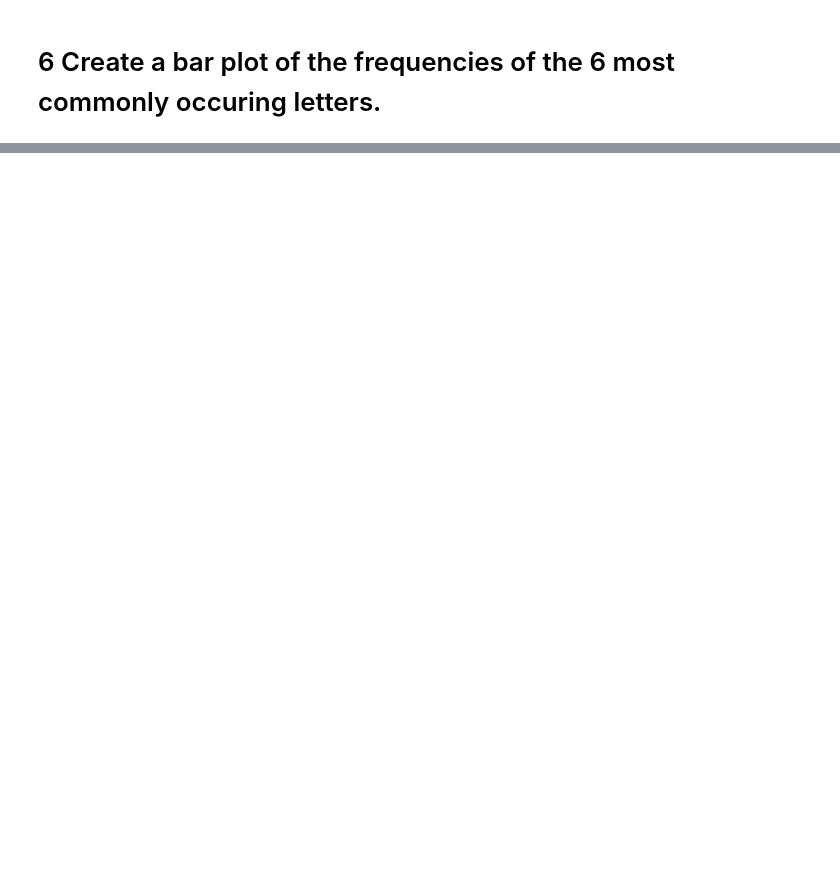
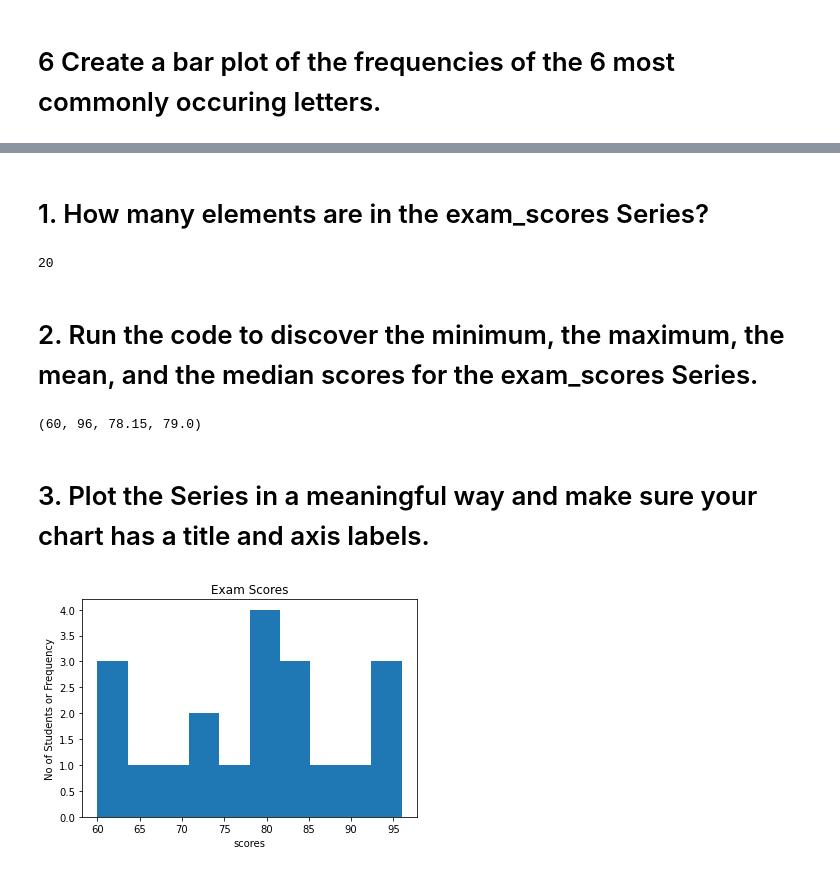
Before and after one commit to rajaramgautam/numpy-pandas-visualization-exercises, a Jupyter notebook: numpy-pandas-visualization-exercises/pandas_series.ipynb, the cells around one changed output, grey strips where cells are left out. Cells and saved outputs as stored; diff of their text form; code cells hidden in the pictures; blank space fills up the shorter version.

```diff
--- a/numpy-pandas-visualization-exercises/pandas_series.ipynb
+++ b/numpy-pandas-visualization-exercises/pandas_series.ipynb
@@ -415,0 +608,4 @@ pd.cut(x, bins, labels=[])
+# %%
+exam_scores = [60, 86, 75, 62, 93, 71, 60, 83, 95, 78, 65, 72, 69, 81, 96, 80, 85, 92, 82, 78]
+exam_scores = pd.Series(exam_scores)
+exam_scores
@@ -415,0 +630,22 @@ pd.cut(x, bins, labels=[])
+# %% [markdown]
+# 1. How many elements are in the exam_scores Series?
+# %%
+exam_scores.size
+# %% [output]
+20
+# %% [markdown]
+# 2. Run the code to discover the minimum, the maximum, the mean, and the median scores for the exam_scores Series.
+# %%
+exam_scores.min(), exam_scores.max(), exam_scores.mean(), exam_scores.median()
+# %% [output]
+(60, 96, 78.15, 79.0)
+# %% [markdown]
+# 3. Plot the Series in a meaningful way and make sure your chart has a title and axis labels.
+# %%
+plt.title('Exam Scores')
+plt.hist(exam_scores)
+plt.xlabel('Scores')
+plt.ylabel('No of Students or Frequency')
+plt.show()
+# %% [output]
+[figure, added]
```
Also changed, not shown: parts of 47 cells of this notebook, 1 other file.
